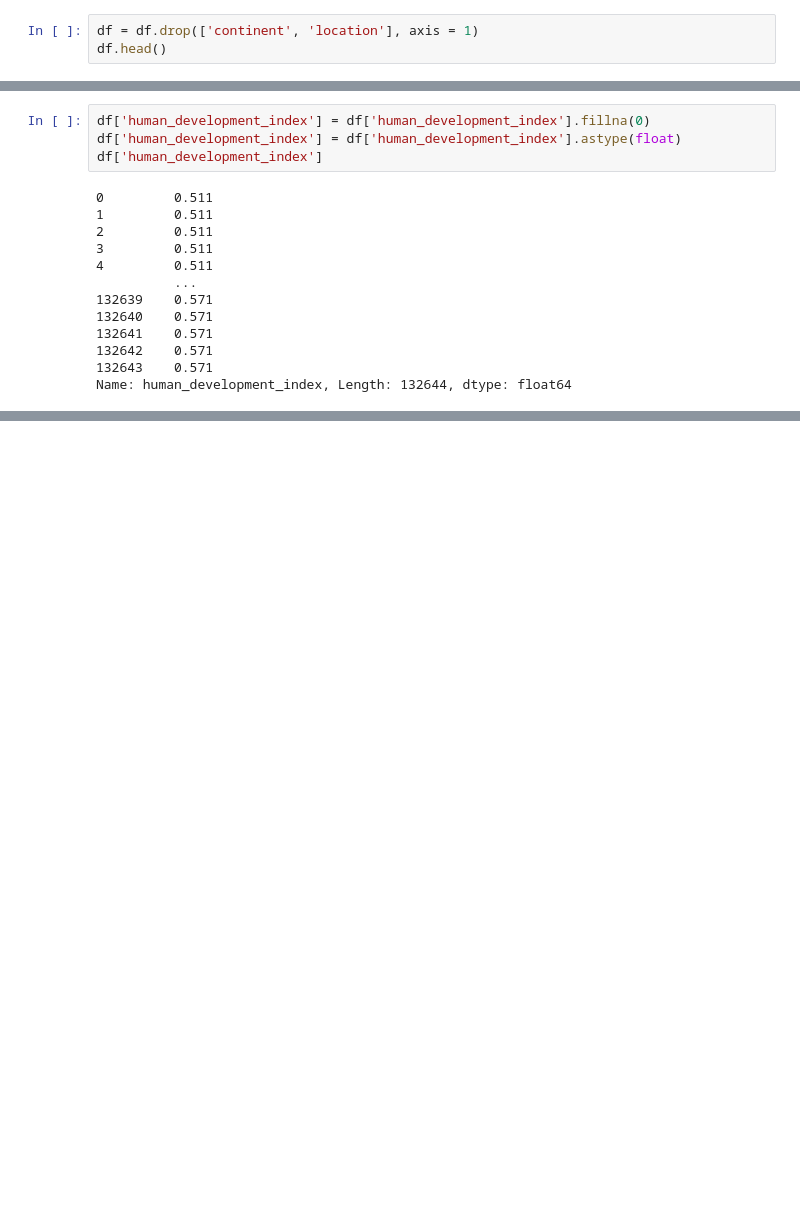
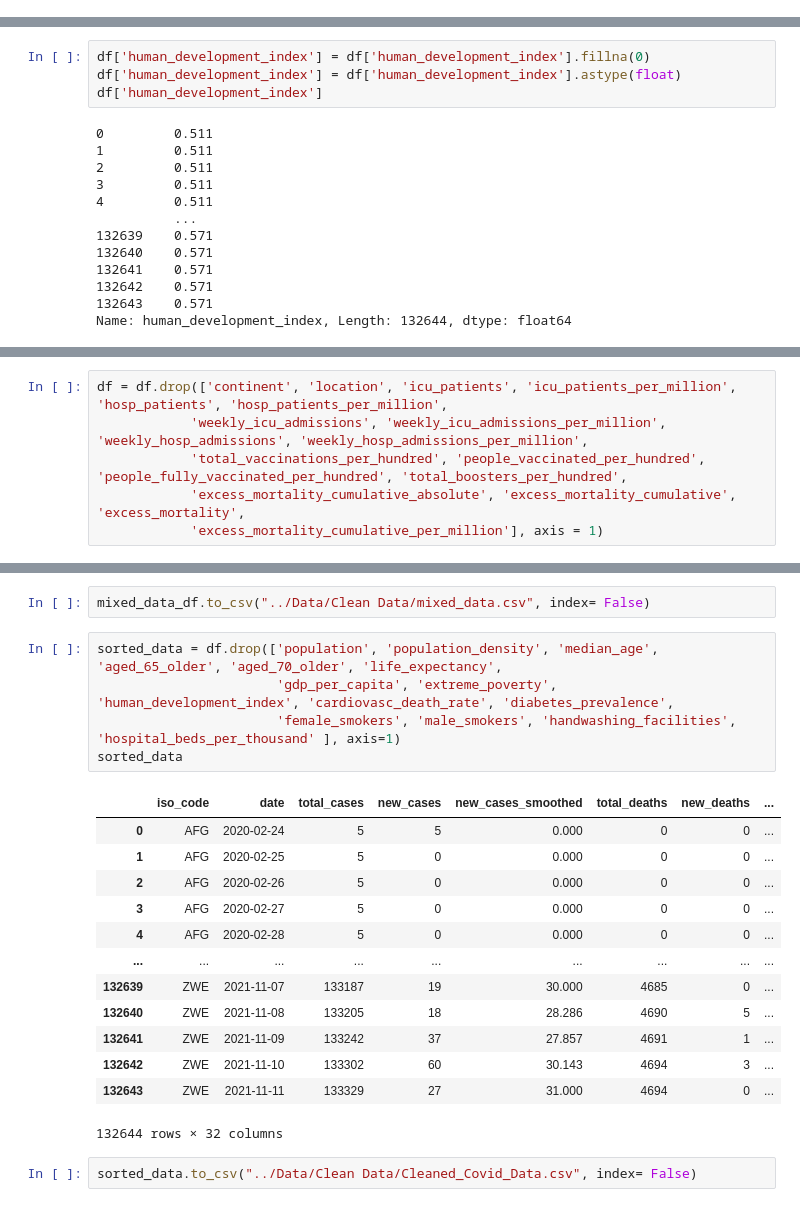
Before and after one commit to adityapuranik24/Covid-Analysis, a Jupyter notebook: Data_Cleaning/World_Covid_Cases.ipynb, the cells around one changed output, grey strips where cells are left out. Drawn from its saved outputs; the diff is of its cells as text; blank space fills up the shorter version.

Commit message:
Normalization of Covid-19 world dataset

```diff
--- a/Data_Cleaning/World_Covid_Cases.ipynb
+++ b/Data_Cleaning/World_Covid_Cases.ipynb
@@ -45,6 +67,3 @@ country_codes
 country_codes.to_csv("../Data/Clean Data/Updated_Country_Codes.csv", index= False)
 # %% [markdown]
 ## Cleaning each columns of the DataFrame
-# %%
-df = df.drop(['continent', 'location'], axis = 1)
-df.head()
@@ -893,0 +888,6 @@ df['excess_mortality_cumulative_per_million'].isnull().sum()
+# %%
+df = df.drop(['continent', 'location', 'icu_patients', 'icu_patients_per_million', 'hosp_patients', 'hosp_patients_per_million',
+            'weekly_icu_admissions', 'weekly_icu_admissions_per_million', 'weekly_hosp_admissions', 'weekly_hosp_admissions_per_million',
+            'total_vaccinations_per_hundred', 'people_vaccinated_per_hundred', 'people_fully_vaccinated_per_hundred', 'total_boosters_per_hundred',
+            'excess_mortality_cumulative_absolute', 'excess_mortality_cumulative', 'excess_mortality',
+            'excess_mortality_cumulative_per_million'], axis = 1)
@@ -893,0 +979,23 @@ df['excess_mortality_cumulative_per_million'].isnull().sum()
+# %%
+mixed_data_df.to_csv("../Data/Clean Data/mixed_data.csv", index= False)
+# %%
+sorted_data = df.drop(['population', 'population_density', 'median_age', 'aged_65_older', 'aged_70_older', 'life_expectancy',
+                       'gdp_per_capita', 'extreme_poverty', 'human_development_index', 'cardiovasc_death_rate', 'diabetes_prevalence',
+                       'female_smokers', 'male_smokers', 'handwashing_facilities', 'hospital_beds_per_thousand' ], axis=1)
+sorted_data
+# %% [output]
+|  | iso_code | date | total_cases | new_cases | new_cases_smoothed | total_deaths | new_deaths | ... |
+| 0 | AFG | 2020-02-24 | 5 | 5 | 0.000 | 0 | 0 | ... |
+| 1 | AFG | 2020-02-25 | 5 | 0 | 0.000 | 0 | 0 | ... |
+| 2 | AFG | 2020-02-26 | 5 | 0 | 0.000 | 0 | 0 | ... |
+| 3 | AFG | 2020-02-27 | 5 | 0 | 0.000 | 0 | 0 | ... |
+| 4 | AFG | 2020-02-28 | 5 | 0 | 0.000 | 0 | 0 | ... |
+| ... | ... | ... | ... | ... | ... | ... | ... | ... |
+| 132639 | ZWE | 2021-11-07 | 133187 | 19 | 30.000 | 4685 | 0 | ... |
+| 132640 | ZWE | 2021-11-08 | 133205 | 18 | 28.286 | 4690 | 5 | ... |
+| 132641 | ZWE | 2021-11-09 | 133242 | 37 | 27.857 | 4691 | 1 | ... |
+| 132642 | ZWE | 2021-11-10 | 133302 | 60 | 30.143 | 4694 | 3 | ... |
+| 132643 | ZWE | 2021-11-11 | 133329 | 27 | 31.000 | 4694 | 0 | ... |
+132644 rows × 32 columns
+# %%
+sorted_data.to_csv("../Data/Clean Data/Cleaned_Covid_Data.csv", index= False)
```
Also changed, not shown: parts of 14 cells of this notebook, 6 other files.
